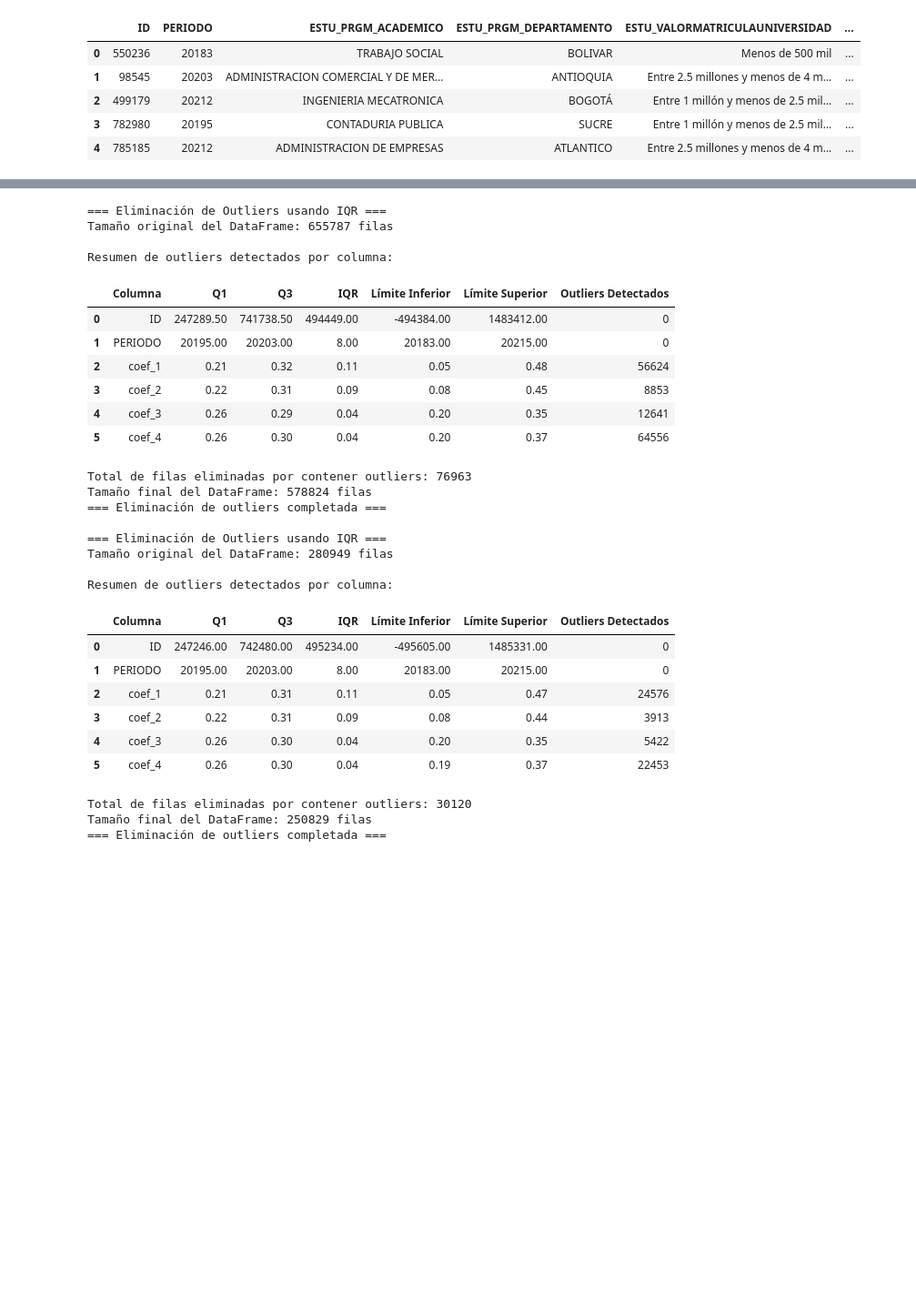
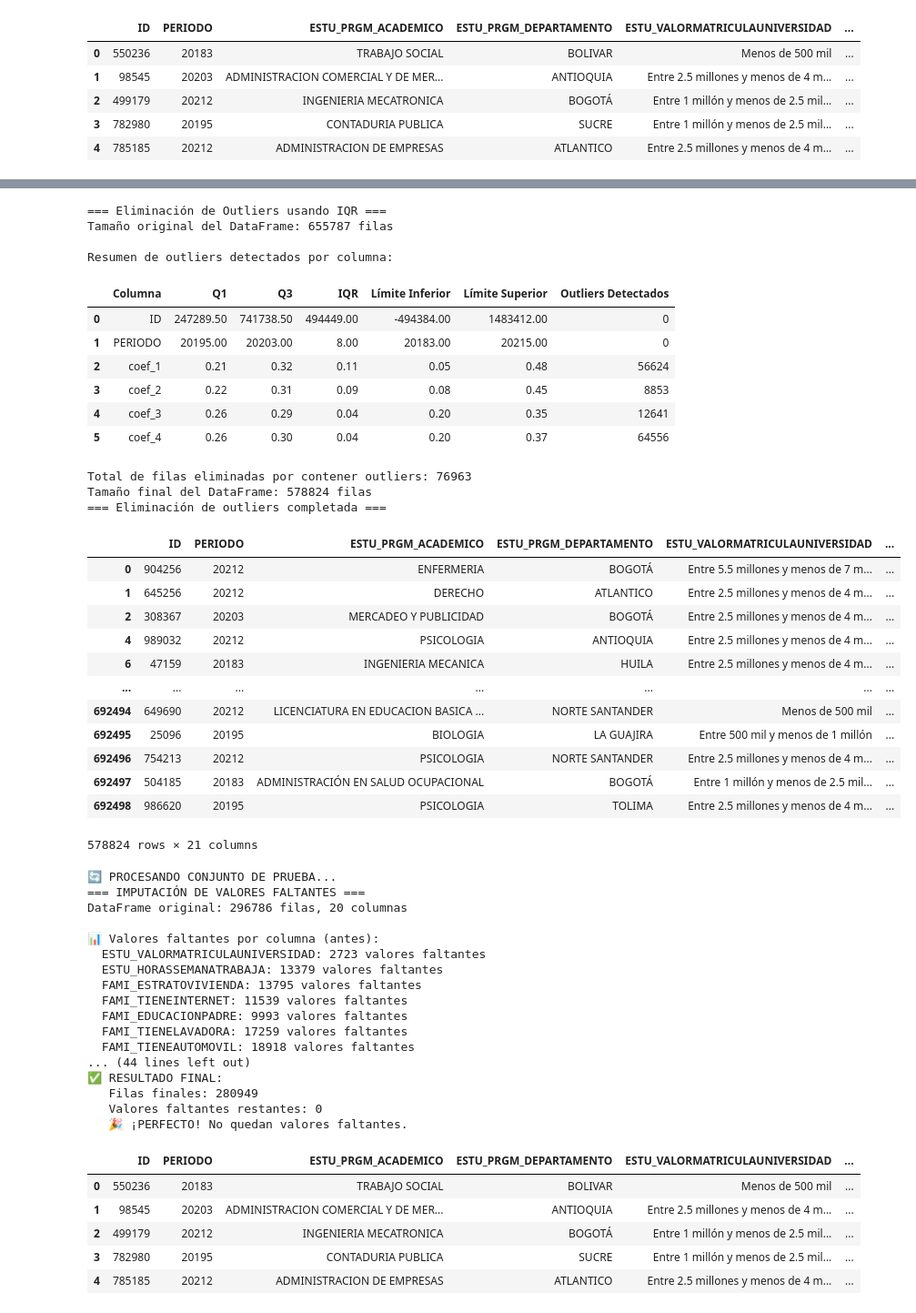
Before and after one commit to cesarparra96/InteligenciaArtificial-UdeA20251, a Jupyter notebook: 02 - preprocesado.ipynb, the cells around one changed output, grey strips where cells are left out. Shown: that part at 91% size. Cells and saved outputs as stored; diff of their text form; code cells hidden in the pictures; blank space fills up the shorter version.

```diff
--- a/02 - preprocesado.ipynb
+++ b/02 - preprocesado.ipynb
@@ -246,46 +274,94 @@ def eliminar_outliers_iqr(df):
     filas_eliminadas = len(df_limpio) - len(df_filtrado)
 
     # Mostrar resumen tabular
     resumen_df = pd.DataFrame(resumen)
     print("Resumen de outliers detectados por columna:")
     display(resumen_df.style.format({"Q1": "{:.2f}", "Q3": "{:.2f}", "IQR": "{:.2f}", "Límite Inferior": "{:.2f}", "Límite Superior": "{:.2f}"}))
 
     print(f"\nTotal de filas eliminadas por contener outliers: {filas_eliminadas}")
     print(f"Tamaño final del DataFrame: {df_filtrado.shape[0]} filas")
     print("=== Eliminación de outliers completada ===\n")
 
     return df_filtrado
 
 # Uso:
 train_df_sin_outliers = eliminar_outliers_iqr(train_df_imputado)
-test_df_sin_outliers = eliminar_outliers_iqr(test_df_imputado)
+display(train_df_sin_outliers)
+
+# Procesar también el conjunto de prueba
+print("🔄 PROCESANDO CONJUNTO DE PRUEBA...")
+test_df_imputado = imputar_datos_faltantes(test_df)
+display(test_df_imputado.head())
+
+# Verificar que ambos datasets tengan las mismas columnas y tipos
+print("\n🔍 VERIFICACIÓN DE CONSISTENCIA ENTRE TRAIN Y TEST:")
+print(f"Train shape: {train_df_imputado.shape}")
+print(f"Test shape: {test_df_imputado.shape}")
+
+# Verificar tipos de datos
+train_types = train_df_imputado.dtypes
+test_types = test_df_imputado.dtypes
+
+tipos_diferentes = []
+for col in train_df_imputado.columns:
+    if col in test_df_imputado.columns:
+        if train_types[col] != test_types[col]:
+            tipos_diferentes.append((col, train_types[col], test_types[col]))
+
+if tipos_diferentes:
+    print("\n⚠️ Columnas con tipos diferentes:")
+    for col, train_type, test_type in tipos_diferentes:
+        print(f"  {col}: Train={train_type}, Test={test_type}")
+else:
+    print("\n✅ Todos los tipos de datos son consistentes entre train y test")
 # %% [output]
 === Eliminación de Outliers usando IQR ===
 Tamaño original del DataFrame: 655787 filas
 
 Resumen de outliers detectados por columna:
 |  | Columna | Q1 | Q3 | IQR | Límite Inferior | Límite Superior | Outliers Detectados |
 | 0 | ID | 247289.50 | 741738.50 | 494449.00 | -494384.00 | 1483412.00 | 0 |
 | 1 | PERIODO | 20195.00 | 20203.00 | 8.00 | 20183.00 | 20215.00 | 0 |
 | 2 | coef_1 | 0.21 | 0.32 | 0.11 | 0.05 | 0.48 | 56624 |
 | 3 | coef_2 | 0.22 | 0.31 | 0.09 | 0.08 | 0.45 | 8853 |
 | 4 | coef_3 | 0.26 | 0.29 | 0.04 | 0.20 | 0.35 | 12641 |
 | 5 | coef_4 | 0.26 | 0.30 | 0.04 | 0.20 | 0.37 | 64556 |
 Total de filas eliminadas por contener outliers: 76963
 Tamaño final del DataFrame: 578824 filas
 === Eliminación de outliers completada ===
-
-=== Eliminación de Outliers usando IQR ===
-Tamaño original del DataFrame: 280949 filas
-
-Resumen de outliers detectados por columna:
-|  | Columna | Q1 | Q3 | IQR | Límite Inferior | Límite Superior | Outliers Detectados |
-| 0 | ID | 247246.00 | 742480.00 | 495234.00 | -495605.00 | 1485331.00 | 0 |
-| 1 | PERIODO | 20195.00 | 20203.00 | 8.00 | 20183.00 | 20215.00 | 0 |
-| 2 | coef_1 | 0.21 | 0.31 | 0.11 | 0.05 | 0.47 | 24576 |
-| 3 | coef_2 | 0.22 | 0.31 | 0.09 | 0.08 | 0.44 | 3913 |
-| 4 | coef_3 | 0.26 | 0.30 | 0.04 | 0.20 | 0.35 | 5422 |
-| 5 | coef_4 | 0.26 | 0.30 | 0.04 | 0.19 | 0.37 | 22453 |
+|  | ID | PERIODO | ESTU_PRGM_ACADEMICO | ESTU_PRGM_DEPARTAMENTO | ESTU_VALORMATRICULAUNIVERSIDAD | ... |
+| 0 | 904256 | 20212 | ENFERMERIA | BOGOTÁ | Entre 5.5 millones y menos de 7 m... | ... |
+| 1 | 645256 | 20212 | DERECHO | ATLANTICO | Entre 2.5 millones y menos de 4 m... | ... |
+| 2 | 308367 | 20203 | MERCADEO Y PUBLICIDAD | BOGOTÁ | Entre 2.5 millones y menos de 4 m... | ... |
+| 4 | 989032 | 20212 | PSICOLOGIA | ANTIOQUIA | Entre 2.5 millones y menos de 4 m... | ... |
+| 6 | 47159 | 20183 | INGENIERIA MECANICA | HUILA | Entre 2.5 millones y menos de 4 m... | ... |
+| ... | ... | ... | ... | ... | ... | ... |
+| 692494 | 649690 | 20212 | LICENCIATURA EN EDUCACION BASICA ... | NORTE SANTANDER | Menos de 500 mil | ... |
+| 692495 | 25096 | 20195 | BIOLOGIA | LA GUAJIRA | Entre 500 mil y menos de 1 millón | ... |
+| 692496 | 754213 | 20212 | PSICOLOGIA | NORTE SANTANDER | Entre 2.5 millones y menos de 4 m... | ... |
+| 692497 | 504185 | 20183 | ADMINISTRACIÓN EN SALUD OCUPACIONAL | BOGOTÁ | Entre 1 millón y menos de 2.5 mil... | ... |
+| 692498 | 986620 | 20195 | PSICOLOGIA | TOLIMA | Entre 2.5 millones y menos de 4 m... | ... |
-Total de filas eliminadas por contener outliers: 30120
-Tamaño final del DataFrame: 250829 filas
-=== Eliminación de outliers completada ===
+578824 rows × 21 columns
+🔄 PROCESANDO CONJUNTO DE PRUEBA...
+=== IMPUTACIÓN DE VALORES FALTANTES ===
+DataFrame original: 296786 filas, 20 columnas
+
+📊 Valores faltantes por columna (antes):
+  ESTU_VALORMATRICULAUNIVERSIDAD: 2723 valores faltantes
+  ESTU_HORASSEMANATRABAJA: 13379 valores faltantes
+  FAMI_ESTRATOVIVIENDA: 13795 valores faltantes
+  FAMI_TIENEINTERNET: 11539 valores faltantes
+  FAMI_EDUCACIONPADRE: 9993 valores faltantes
+  FAMI_TIENELAVADORA: 17259 valores faltantes
+  FAMI_TIENEAUTOMOVIL: 18918 valores faltantes
+... (44 lines left out)
+✅ RESULTADO FINAL:
+   Filas finales: 280949
+   Valores faltantes restantes: 0
+   🎉 ¡PERFECTO! No quedan valores faltantes.
+|  | ID | PERIODO | ESTU_PRGM_ACADEMICO | ESTU_PRGM_DEPARTAMENTO | ESTU_VALORMATRICULAUNIVERSIDAD | ... |
+| 0 | 550236 | 20183 | TRABAJO SOCIAL | BOLIVAR | Menos de 500 mil | ... |
+| 1 | 98545 | 20203 | ADMINISTRACION COMERCIAL Y DE MER... | ANTIOQUIA | Entre 2.5 millones y menos de 4 m... | ... |
+| 2 | 499179 | 20212 | INGENIERIA MECATRONICA | BOGOTÁ | Entre 1 millón y menos de 2.5 mil... | ... |
+| 3 | 782980 | 20195 | CONTADURIA PUBLICA | SUCRE | Entre 1 millón y menos de 2.5 mil... | ... |
+| 4 | 785185 | 20212 | ADMINISTRACION DE EMPRESAS | ATLANTICO | Entre 2.5 millones y menos de 4 m... | ... |
```
Also changed, not shown: parts of 12 cells of this notebook, 12 other files.
